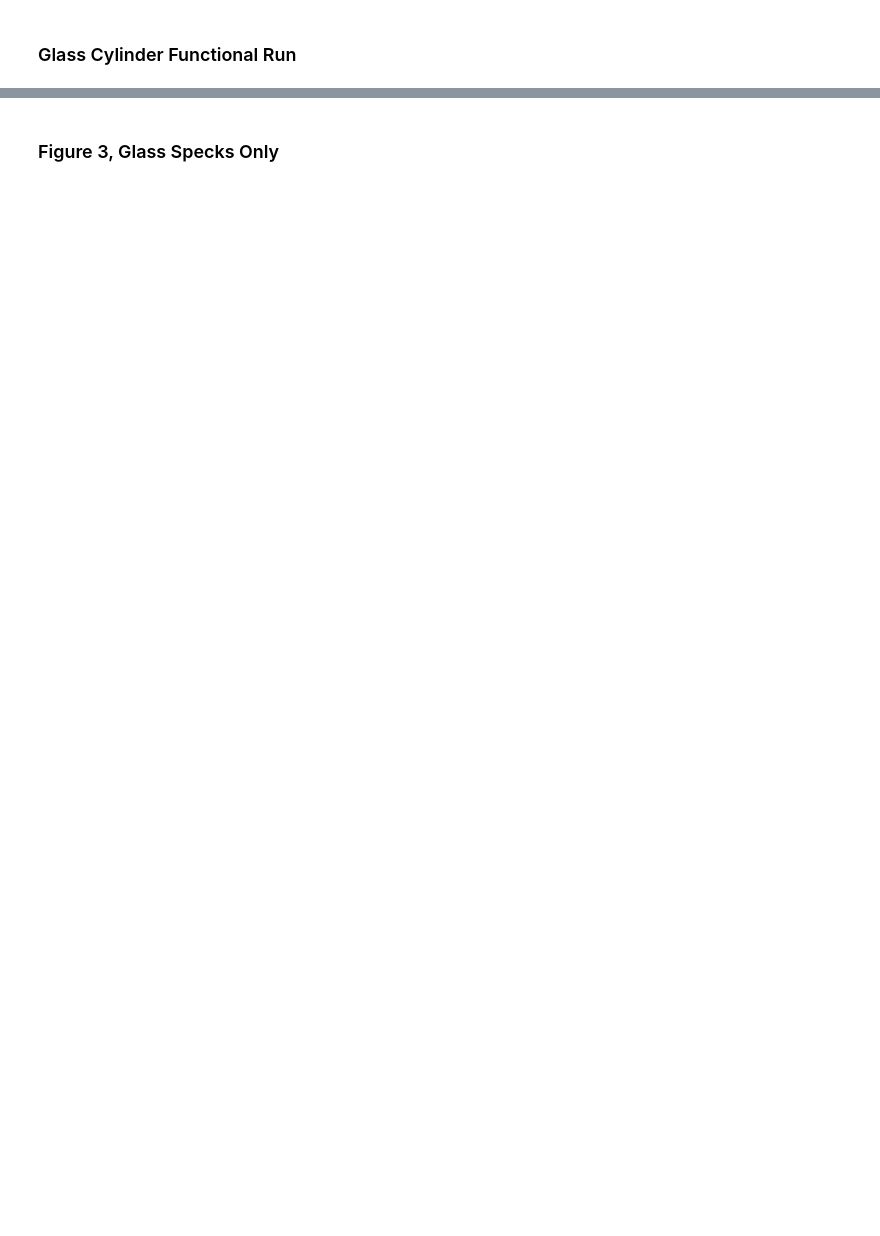
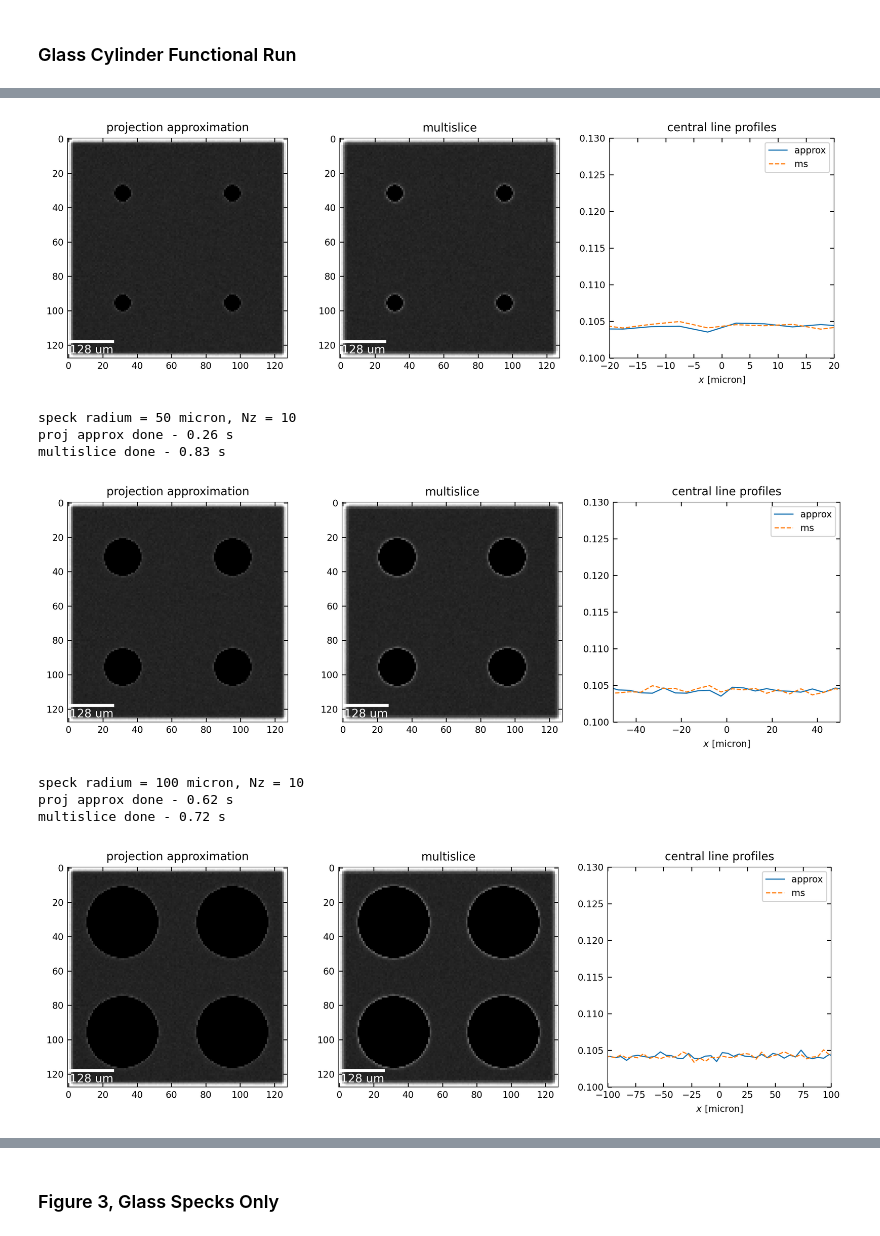
Before and after one commit to gjadick/spectral-xpci, a Jupyter notebook: modular-aapm25-multislice.ipynb, the cells around one changed output, grey strips where cells are left out. Cells and saved outputs as stored; diff of their text form; code cells hidden in the pictures; blank space fills up the shorter version.

Commit message:
cylinders worked!! made improvements to visibility

```diff
--- a/modular-aapm25-multislice.ipynb
+++ b/modular-aapm25-multislice.ipynb
@@ -5,7 +5,7 @@ Since Cailey's machine can't run any cell with the cylinder or sphere phantoms (
 # %%
 nylon_fibers = True
 
-glass_cylinders = False
+glass_cylinders = True
 
 tissue_spheres = False
 
@@ -176,8 +178,8 @@ img_width = det_shape[1] - (2*fringe_crop_px)    # "width" as in number of colum
 img_shape = (img_height, img_width)
 
 # each array is 4D overall: a 2D array of 2D images
-store_images_approx = jnp.zeros((len(fiber_width_list), len(Nz_list), *img_shape))
-store_images_multi = jnp.zeros((len(fiber_width_list), len(Nz_list), *img_shape))
+fiber_store_images_approx = jnp.zeros((len(fiber_width_list), len(Nz_list), *img_shape))
+fiber_store_images_multi = jnp.zeros((len(fiber_width_list), len(Nz_list), *img_shape))
 # %% [markdown]
 Loop over widths and Nz:
 # %%
@@ -200,13 +202,13 @@ for i, fiber_width in enumerate(fiber_width_list):
         img_approx = simulate_projection(beta_proj, delta_proj, dx, N, det_shape, det_dx, det_fwhm, energy, propdist, I0, det_psf=det_psf)
         print(f'proj approx done - {time() - t0:.2f} s')
 
-        store_images_approx = store_images_approx.at[i, j].set(img_approx[fringe_crop_px:-fringe_crop_px, fringe_crop_px:-fringe_crop_px])
+        fiber_store_images_approx = fiber_store_images_approx.at[i, j].set(img_approx[fringe_crop_px:-fringe_crop_px, fringe_crop_px:-fringe_crop_px])
 
         t0 = time()
         img_ms = simulate_multislice(obj_beta, obj_delta, dx, dz, N, Nz, det_shape, det_dx, det_fwhm, energy, propdist, I0, det_psf=det_psf)
         print(f'multislice done - {time() - t0:.2f} s')
 
-        store_images_multi = store_images_multi.at[i, j].set(img_ms[fringe_crop_px:-fringe_crop_px, fringe_crop_px:-fringe_crop_px])
+        fiber_store_images_multi = fiber_store_images_multi.at[i, j].set(img_ms[fringe_crop_px:-fringe_crop_px, fringe_crop_px:-fringe_crop_px])
 
 
         # View the images.
@@ -322,12 +325,17 @@ Wall time: 8.58 μs
 # %% [markdown]
 ### Glass Cylinder Functional Run
+# %%
+# I had to change vmax to actually see the specks without squinting
+
+vmin = 0.1
+vmax = 0.14
 # %%
 %%time
 
 if glass_cylinders:
     # reset the storage arrays
-    store_images_approx = jnp.zeros((len(fiber_width_list), len(Nz_list), *img_shape))
-    store_images_multi = jnp.zeros((len(fiber_width_list), len(Nz_list), *img_shape))
+    cylinder_store_images_approx = jnp.zeros((len(fiber_width_list), len(Nz_list), *img_shape))
+    cylinder_store_images_multi = jnp.zeros((len(fiber_width_list), len(Nz_list), *img_shape))
 
     # Note for convenience I am using the fiber widths as radii now
     for i, speck_radius in enumerate(fiber_width_list):
@@ -346,20 +354,20 @@ if glass_cylinders:
             img_approx = simulate_projection(beta_proj, delta_proj, dx, N, det_shape, det_dx, det_fwhm, energy, propdist, I0, det_psf=det_psf)
             print(f'proj approx done - {time() - t0:.2f} s')
 
-            store_images_approx = store_images_approx.at[i, j].set(img_approx[fringe_crop_px:-fringe_crop_px, fringe_crop_px:-fringe_crop_px])
+            cylinder_store_images_approx = cylinder_store_images_approx.at[i, j].set(img_approx[fringe_crop_px:-fringe_crop_px, fringe_crop_px:-fringe_crop_px])
 
             t0 = time()
             img_ms = simulate_multislice(obj_beta, obj_delta, dx, dz, N, Nz, det_shape, det_dx, det_fwhm, energy, propdist, I0, det_psf=det_psf)
             print(f'multislice done - {time() - t0:.2f} s')
 
-            store_images_multi = store_images_multi.at[i, j].set(img_ms[fringe_crop_px:-fringe_crop_px, fringe_crop_px:-fringe_crop_px])
+            cylinder_store_images_multi = cylinder_store_images_multi.at[i, j].set(img_ms[fringe_crop_px:-fringe_crop_px, fringe_crop_px:-fringe_crop_px])
 
 
             # View the images.
             # Note - the images have some bright fringes at the edges (artifacts of the simulation). Should we crop these out?
             fig, ax = plt.subplots(nrows=1, ncols=3, figsize=[10,3.5], dpi=300)
             # kw = {'cmap':'gray', 'vmin':im_min(img_approx, img_ms), 'vmax':im_max(img_approx, img_ms)}  # so that the images have the same colorscale
-            kw = {'cmap':'gray', 'vmin':0.1, 'vmax':0.18}  # so that the images have the same colorscale
+            kw = {'cmap':'gray', 'vmin':vmin, 'vmax':vmax}  # so that the images have the same colorscale
 
             ax[0].set_title('projection approximation')
             m = ax[0].imshow(img_approx, **kw)
@@ -390,0 +400,9 @@ Wall time: 10.3 μs
+[figure, added]
+speck radium = 50 micron, Nz = 10
+proj approx done - 0.26 s
+multislice done - 0.83 s
+[figure, added]
+speck radium = 100 micron, Nz = 10
+proj approx done - 0.62 s
+multislice done - 0.72 s
+[figure, added]
```
Also changed, not shown: parts of 20 cells of this notebook.
